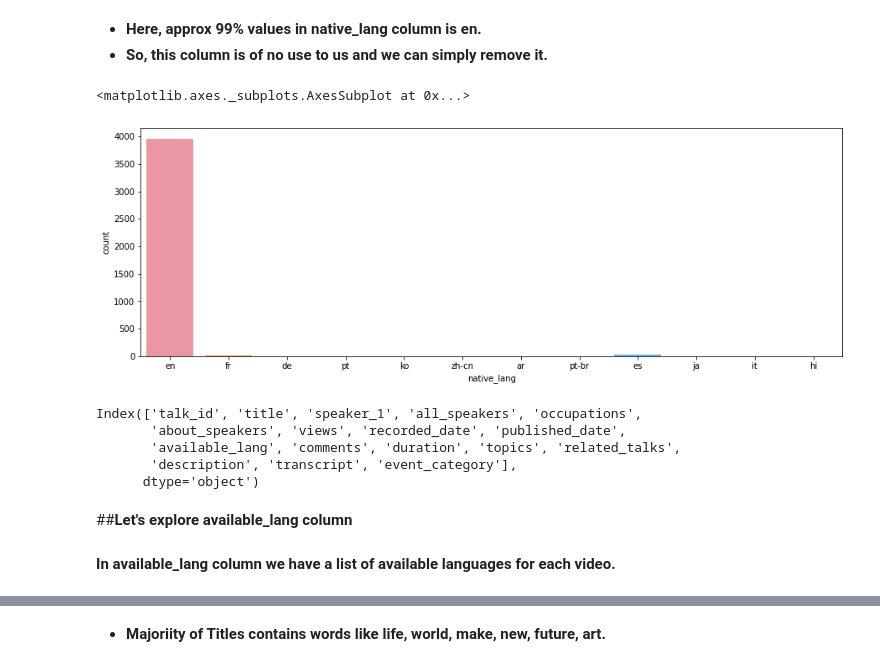
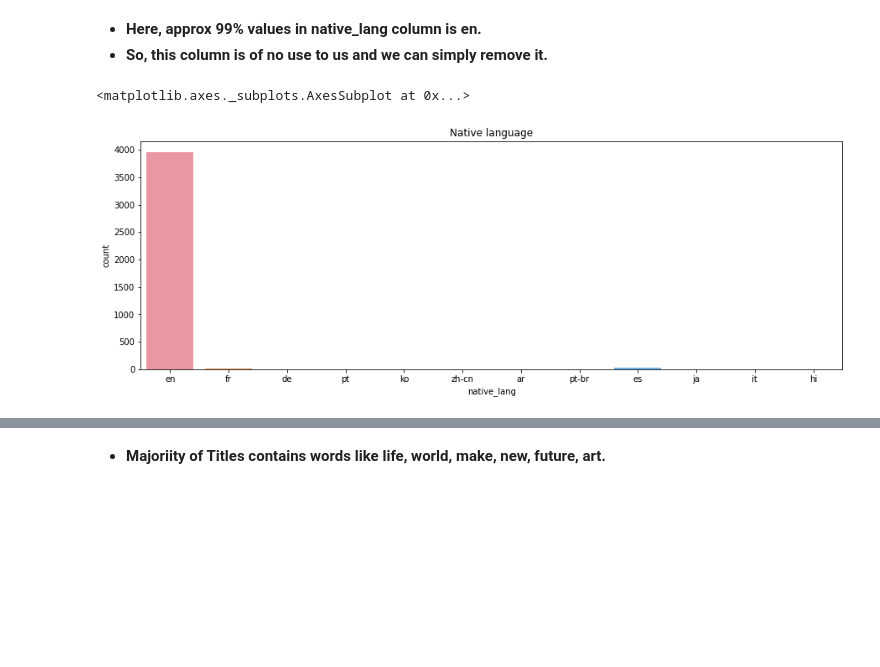
Before and after one commit to BhanuPShahi/TED-talk-views-prediction, a Jupyter notebook: Ted_Talk_Views_Prediction_Bhanu_P_Shahi_17_05_2021_[Team_2]_Capstone_Project_3.ipynb, the cells around one changed output, grey strips where cells are left out. Cells and saved outputs as stored; diff of their text form; code cells hidden in the pictures; blank space fills up the shorter version.

```diff
--- a/Ted_Talk_Views_Prediction_Bhanu_P_Shahi_17_05_2021_[Team_2]_Capstone_Project_3.ipynb
+++ b/Ted_Talk_Views_Prediction_Bhanu_P_Shahi_17_05_2021_[Team_2]_Capstone_Project_3.ipynb
@@ -307,22 +305,11 @@ Name: native_lang, dtype: int64
 * **Here, approx 99% values in native_lang column is en.**
 * **So, this column is of no use to us and we can simply remove it.**
 # %%
+plt.title('Native language')
 sns.countplot(df['native_lang'])
 # %% [output]
 <matplotlib.axes._subplots.AxesSubplot at 0x...>
-[figure, old version]
+[figure, new version]
 # %%
 #Dropping the native_lang column
 df.drop(columns='native_lang',inplace=True)
-# %%
-df.columns
-# %% [output]
-Index(['talk_id', 'title', 'speaker_1', 'all_speakers', 'occupations',
-       'about_speakers', 'views', 'recorded_date', 'published_date',
-       'available_lang', 'comments', 'duration', 'topics', 'related_talks',
-       'description', 'transcript', 'event_category'],
-      dtype='object')
-# %% [markdown]
-##**Let's explore available_lang column**
-# %% [markdown]
-**In available_lang column we have a list of available languages for each video.**
```
Also changed, not shown: parts of 183 cells of this notebook.
